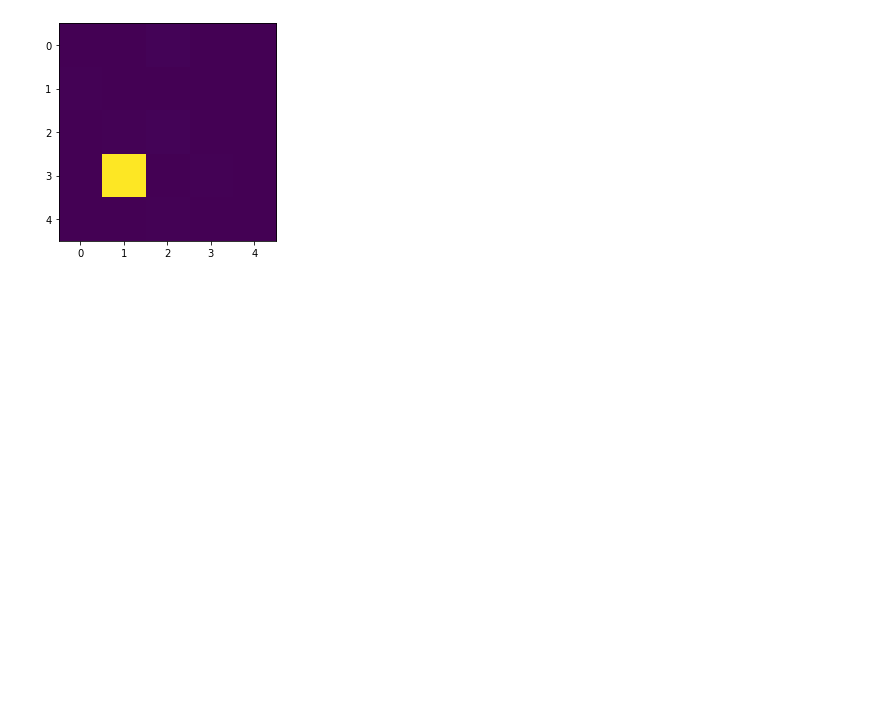
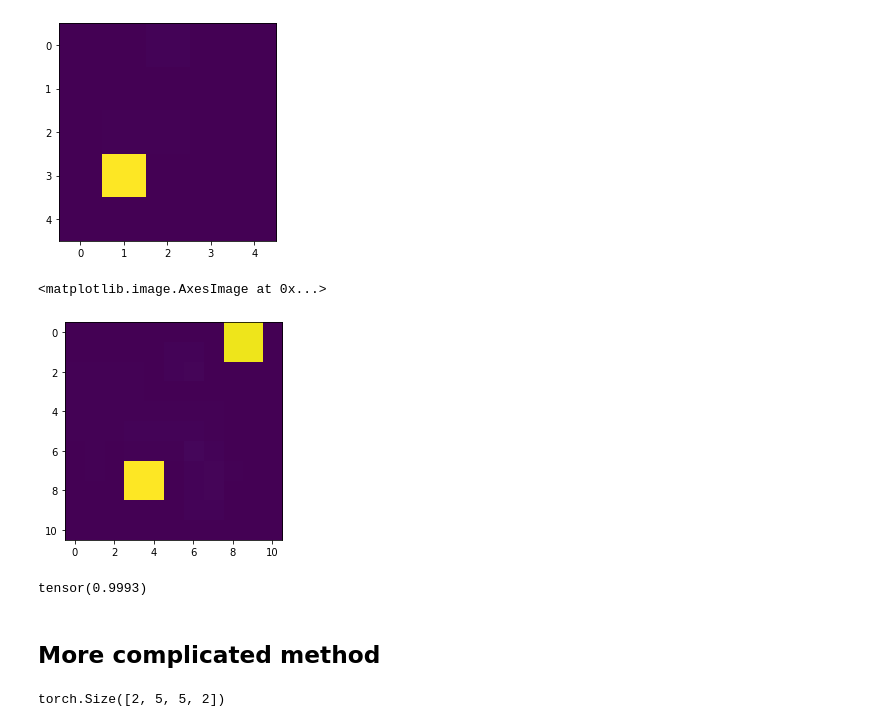
Before and after one commit to prob-ml/bliss, a Jupyter notebook: case_studies/overlap/overlap.ipynb, the cells around one changed output. Drawn from its saved outputs; the diff is of its cells as text; code cells hidden in the pictures; blank space fills up the shorter version.

```diff
--- a/case_studies/overlap/overlap.ipynb
+++ b/case_studies/overlap/overlap.ipynb
@@ -200,5 +331,7 @@ def sample_tile_marginals(log_probs, n_samples=1000):
 # %%
 x = sample_tile_marginals(log_probs)
+# %%
+y = calc_tile_marginals(log_probs)
 # %%
 x[:, :, 0]
 # %% [output]
@@ -229,3 +384,22 @@ plt.imshow(x[:,:,1].cpu())
 # %% [output]
 <matplotlib.image.AxesImage at 0x...>
 [figure]
+# %%
+x=y
+# %%
+x_dbl = repeat(x, "h w d -> (h h2) (w w2) d",h2=2, w2=2).cpu()
+x_super = torch.zeros(x_dbl.shape[0] + 1, x_dbl.shape[1] + 1)
+# %%
+x_super[:-1, :-1] += x_dbl[:, :, 0]
+x_super[1:, 1:] += x_dbl[:, :, 1]
+# %%
+plt.imshow(x_super)
+# %% [output]
+<matplotlib.image.AxesImage at 0x...>
+[figure, added]
+# %%
+x_super.max()
+# %% [output]
+tensor(0.9993)
+# %% [markdown]
+## More complicated method
@@ -231,0 +421,4 @@ plt.imshow(x[:,:,1].cpu())
+# %%
+loc_means.shape
+# %% [output]
+torch.Size([2, 5, 5, 2])
```
Also changed, not shown: parts of 49 cells of this notebook, 2 other files.
